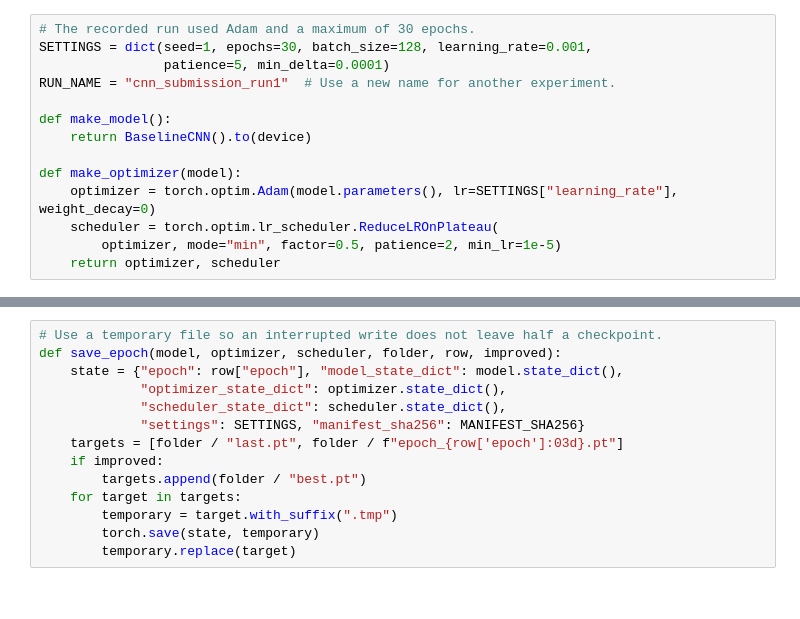
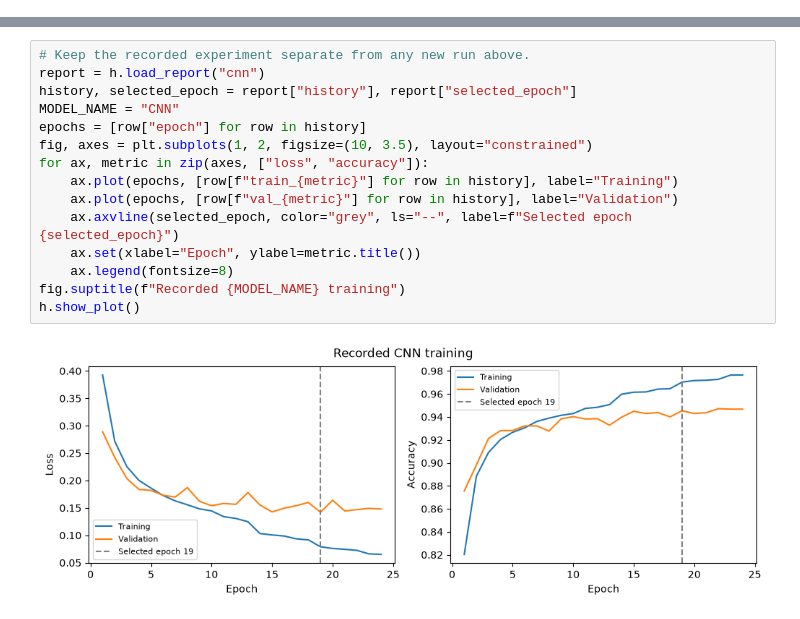
Before and after one commit to adamp-22/kandy, a Jupyter notebook: phase1/02_cnn_training_and_visualization.ipynb, the cells around one changed output, grey strips where cells are left out. Cells and saved outputs as stored; diff of their text form.

```diff
--- a/phase1/02_cnn_training_and_visualization.ipynb
+++ b/phase1/02_cnn_training_and_visualization.ipynb
@@ -148,14 +130,0 @@ class BaselineCNN(nn.Module):
-# %%
-# The recorded run used Adam and a maximum of 30 epochs.
-SETTINGS = dict(seed=1, epochs=30, batch_size=128, learning_rate=0.001,
-                patience=5, min_delta=0.0001)
-RUN_NAME = "cnn_submission_run1"  # Use a new name for another experiment.
-
-def make_model():
-    return BaselineCNN().to(device)
-
-def make_optimizer(model):
-    optimizer = torch.optim.Adam(model.parameters(), lr=SETTINGS["learning_rate"], weight_decay=0)
-    scheduler = torch.optim.lr_scheduler.ReduceLROnPlateau(
-        optimizer, mode="min", factor=0.5, patience=2, min_lr=1e-5)
-    return optimizer, scheduler
@@ -209,14 +197,17 @@ def validate(model, images, labels):
 # %%
-# Use a temporary file so an interrupted write does not leave half a checkpoint.
-def save_epoch(model, optimizer, scheduler, folder, row, improved):
-    state = {"epoch": row["epoch"], "model_state_dict": model.state_dict(),
-             "optimizer_state_dict": optimizer.state_dict(),
-             "scheduler_state_dict": scheduler.state_dict(),
-             "settings": SETTINGS, "manifest_sha256": MANIFEST_SHA256}
-    targets = [folder / "last.pt", folder / f"epoch_{row['epoch']:03d}.pt"]
-    if improved:
-        targets.append(folder / "best.pt")
-    for target in targets:
-        temporary = target.with_suffix(".tmp")
-        torch.save(state, temporary)
-        temporary.replace(target)
+# Keep the recorded experiment separate from any new run above.
+report = h.load_report("cnn")
+history, selected_epoch = report["history"], report["selected_epoch"]
+MODEL_NAME = "CNN"
+epochs = [row["epoch"] for row in history]
+fig, axes = plt.subplots(1, 2, figsize=(10, 3.5), layout="constrained")
+for ax, metric in zip(axes, ["loss", "accuracy"]):
+    ax.plot(epochs, [row[f"train_{metric}"] for row in history], label="Training")
+    ax.plot(epochs, [row[f"val_{metric}"] for row in history], label="Validation")
+    ax.axvline(selected_epoch, color="grey", ls="--", label=f"Selected epoch {selected_epoch}")
+    ax.set(xlabel="Epoch", ylabel=metric.title())
+    ax.legend(fontsize=8)
+fig.suptitle(f"Recorded {MODEL_NAME} training")
+h.show_plot()
+# %% [output]
+[figure, added]
```
Also changed, not shown: parts of 81 cells of this notebook, 7 other files.
